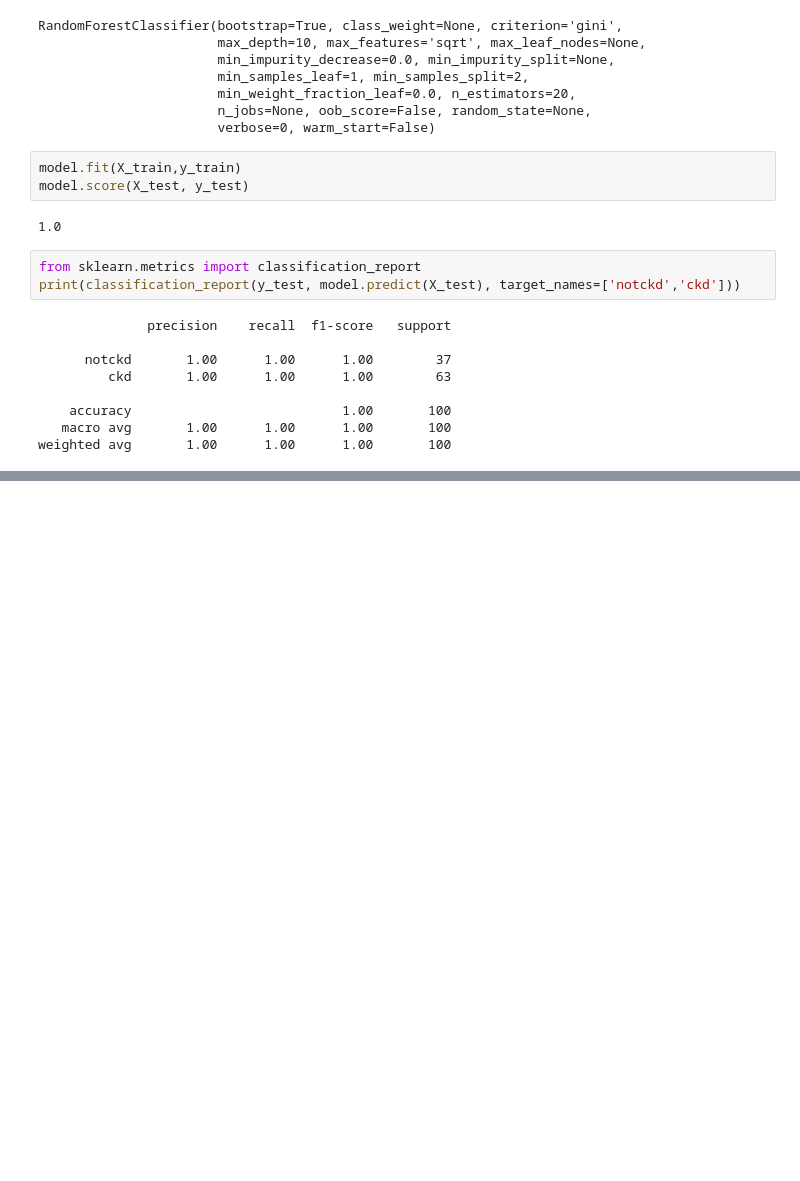
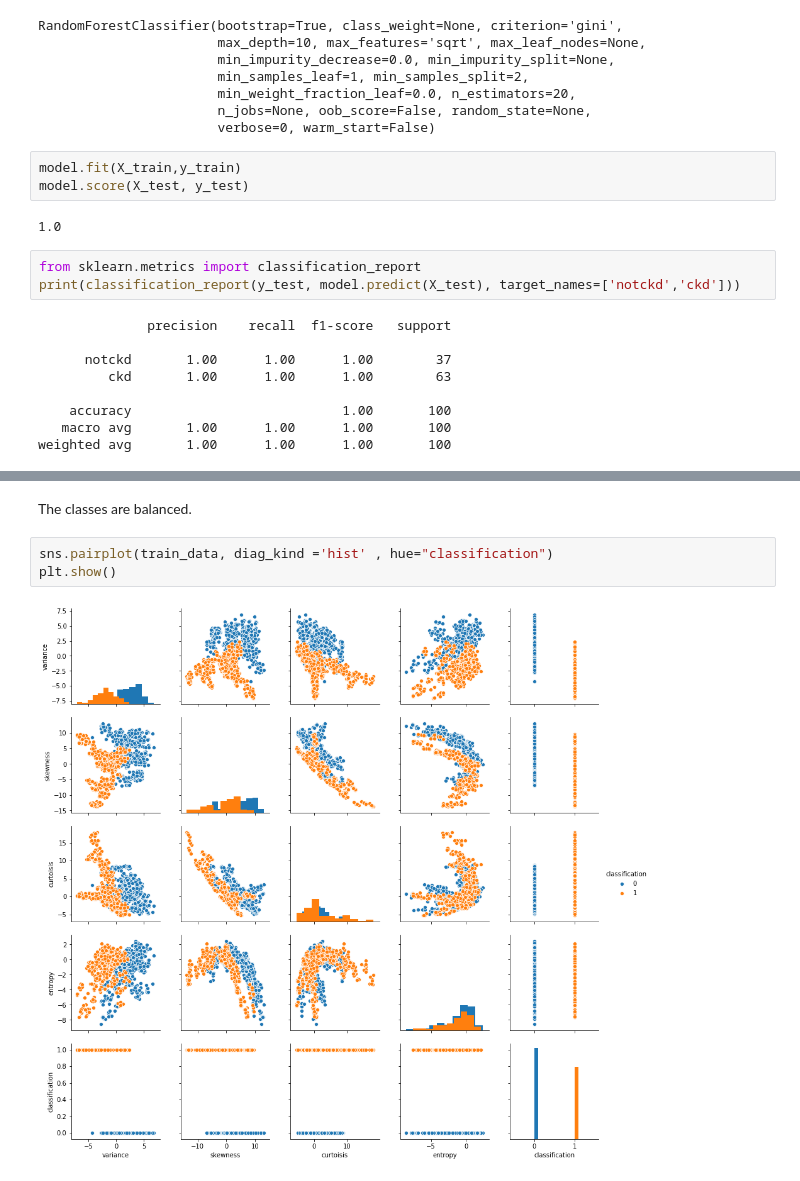
Before and after one commit to MarwaAK/binaryClassification, a Jupyter notebook: Projet_ML.ipynb, the cells around one changed output, grey strips where cells are left out. Saved outputs shown, nothing was run; the diff lists cells and outputs as text; blank space fills up the shorter version.

```diff
--- a/Projet_ML.ipynb
+++ b/Projet_ML.ipynb
@@ -609,0 +683,7 @@ plt.show()
+# %% [markdown]
+The classes are  balanced.
+# %%
+sns.pairplot(train_data, diag_kind ='hist' , hue="classification")
+plt.show()
+# %% [output]
+[figure, added]
```
Also changed, not shown: parts of 43 cells of this notebook, 1 other file.
